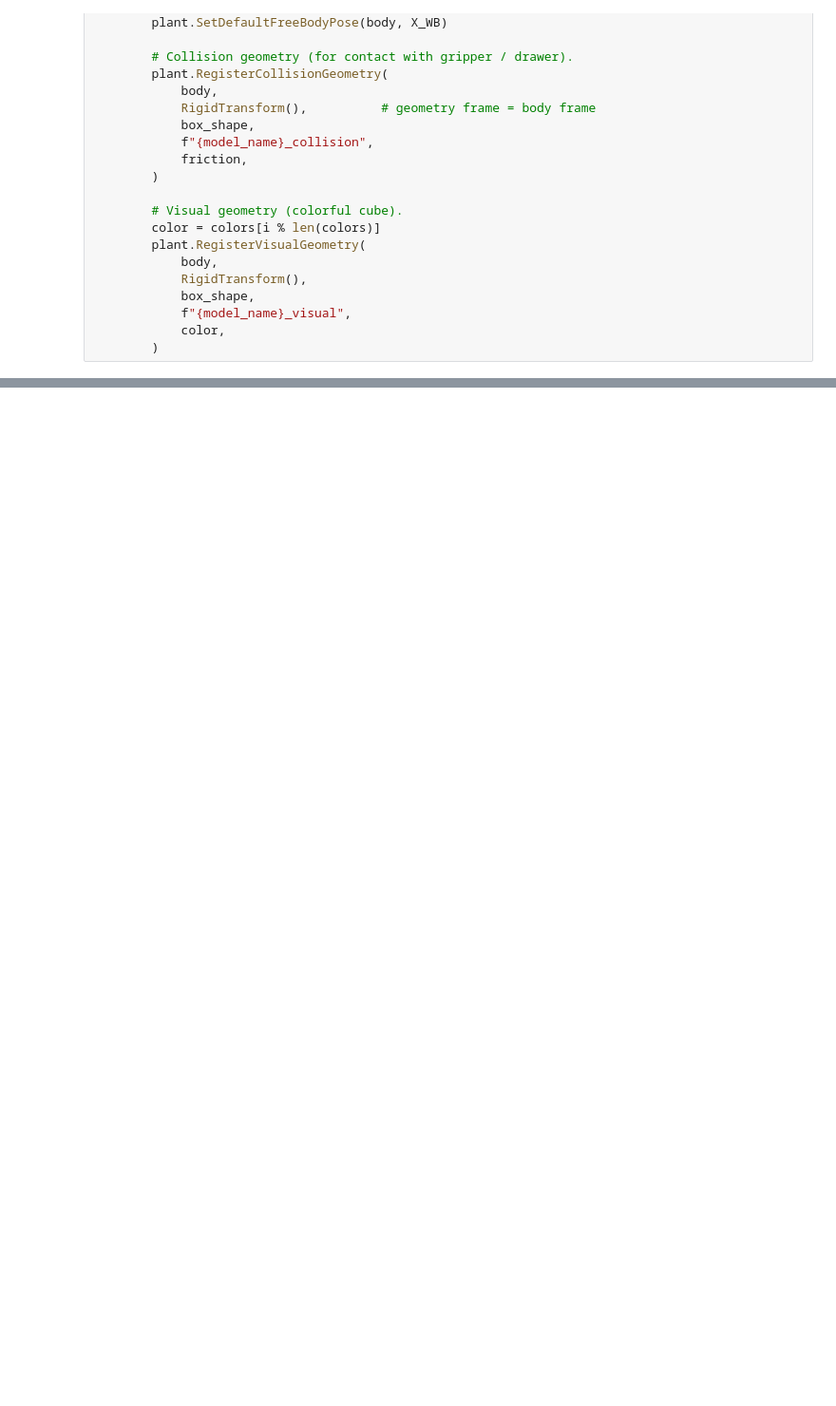
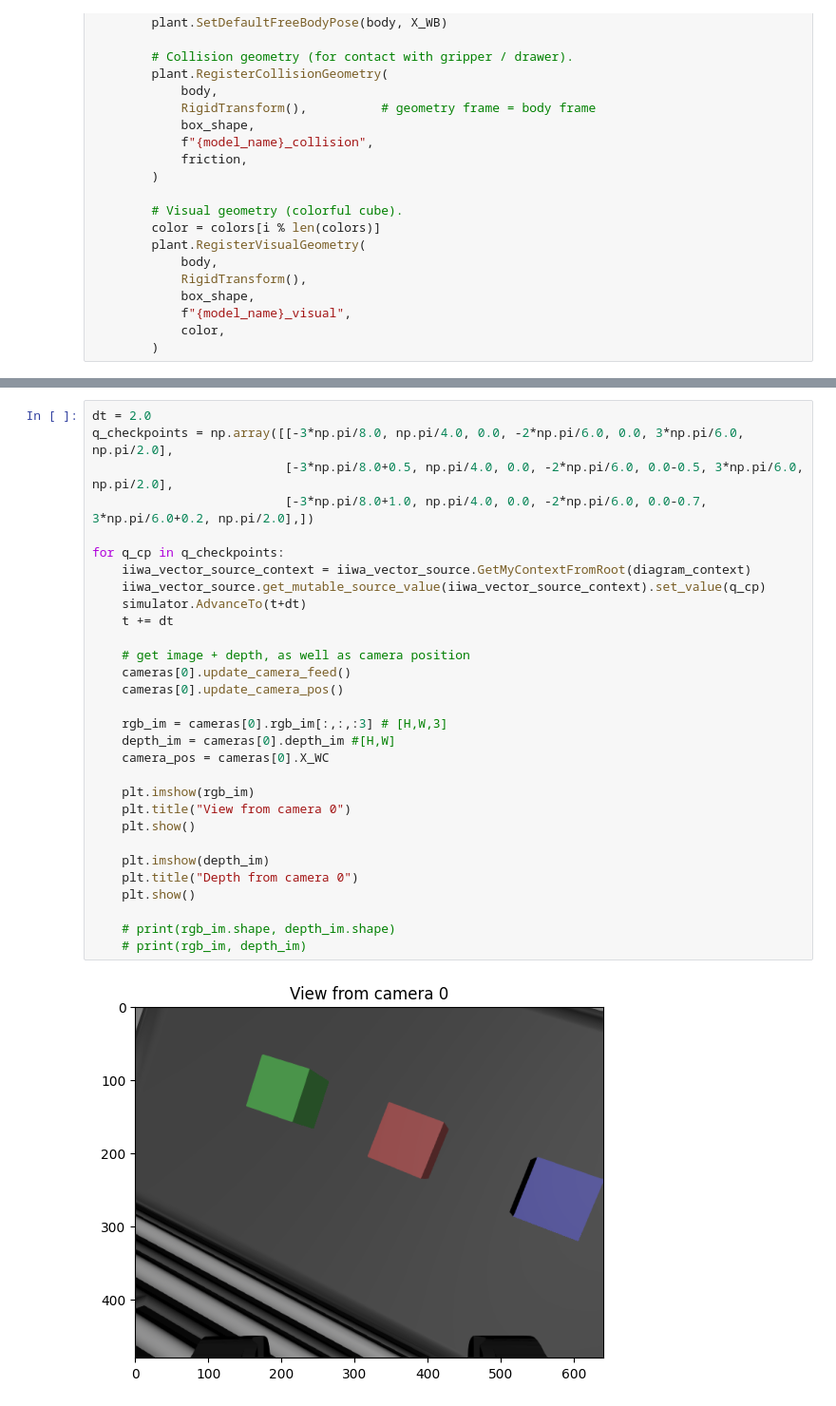
Before and after one commit to pliam1105/64212_final_project, a Jupyter notebook: Notebook_1.ipynb, the cells around one changed output, grey strips where cells are left out. Shown at 95% size. Saved outputs shown, nothing was run; the diff lists cells and outputs as text; blank space fills up the shorter version.

```diff
--- a/Notebook_1.ipynb
+++ b/Notebook_1.ipynb
@@ -625,0 +623,32 @@ WARNING:drake:Drake materials have been assigned to a glTF file. glTF defines it
+# %%
+dt = 2.0
+q_checkpoints = np.array([[-3*np.pi/8.0, np.pi/4.0, 0.0, -2*np.pi/6.0, 0.0, 3*np.pi/6.0, np.pi/2.0],
+                          [-3*np.pi/8.0+0.5, np.pi/4.0, 0.0, -2*np.pi/6.0, 0.0-0.5, 3*np.pi/6.0, np.pi/2.0],
+                          [-3*np.pi/8.0+1.0, np.pi/4.0, 0.0, -2*np.pi/6.0, 0.0-0.7, 3*np.pi/6.0+0.2, np.pi/2.0],])
+
+for q_cp in q_checkpoints:
+    iiwa_vector_source_context = iiwa_vector_source.GetMyContextFromRoot(diagram_context)
+    iiwa_vector_source.get_mutable_source_value(iiwa_vector_source_context).set_value(q_cp)
+    simulator.AdvanceTo(t+dt)
+    t += dt
+
+    # get image + depth, as well as camera position
+    cameras[0].update_camera_feed()
+    cameras[0].update_camera_pos()
+
+    rgb_im = cameras[0].rgb_im[:,:,:3] # [H,W,3]
+    depth_im = cameras[0].depth_im #[H,W]
+    camera_pos = cameras[0].X_WC
+
+    plt.imshow(rgb_im)
+    plt.title("View from camera 0")
+    plt.show()
+
+    plt.imshow(depth_im)
+    plt.title("Depth from camera 0")
+    plt.show()
+
+    # print(rgb_im.shape, depth_im.shape)
+    # print(rgb_im, depth_im)
+# %% [output]
+[figure, added]
```
Also changed, not shown: parts of 6 cells of this notebook, 2 other files.
